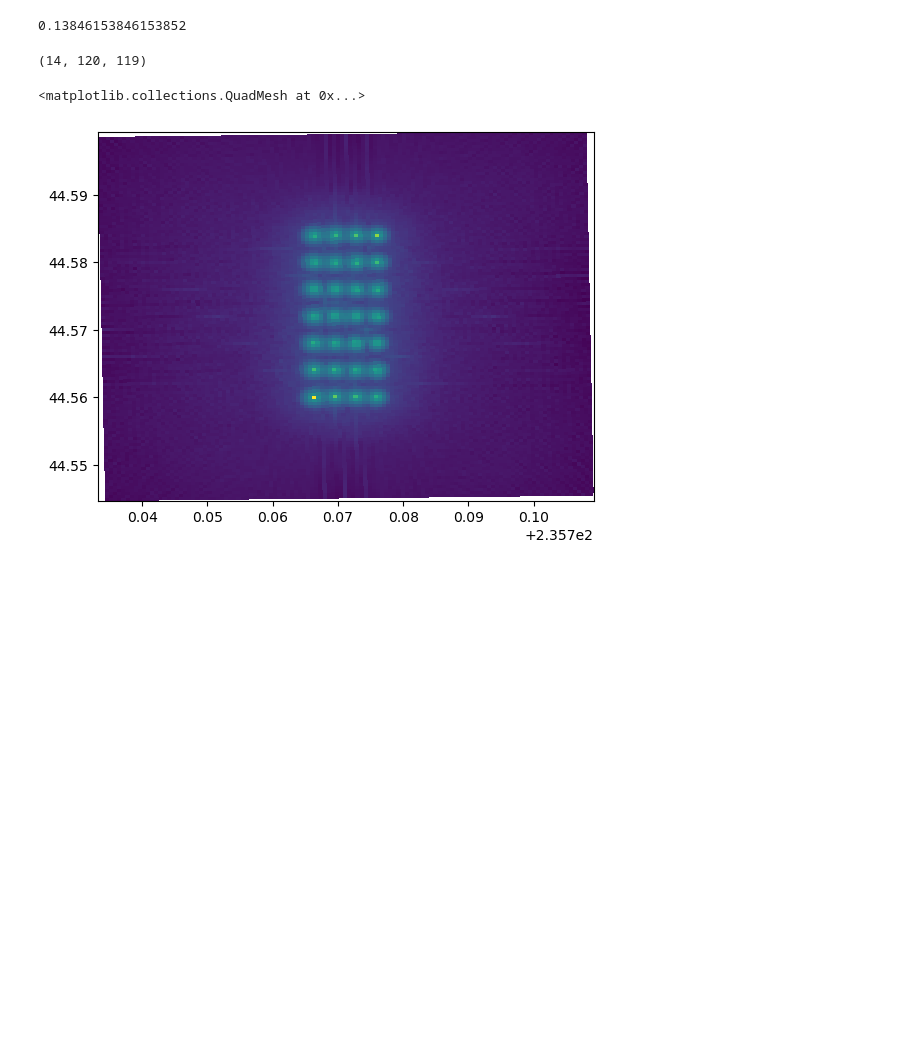
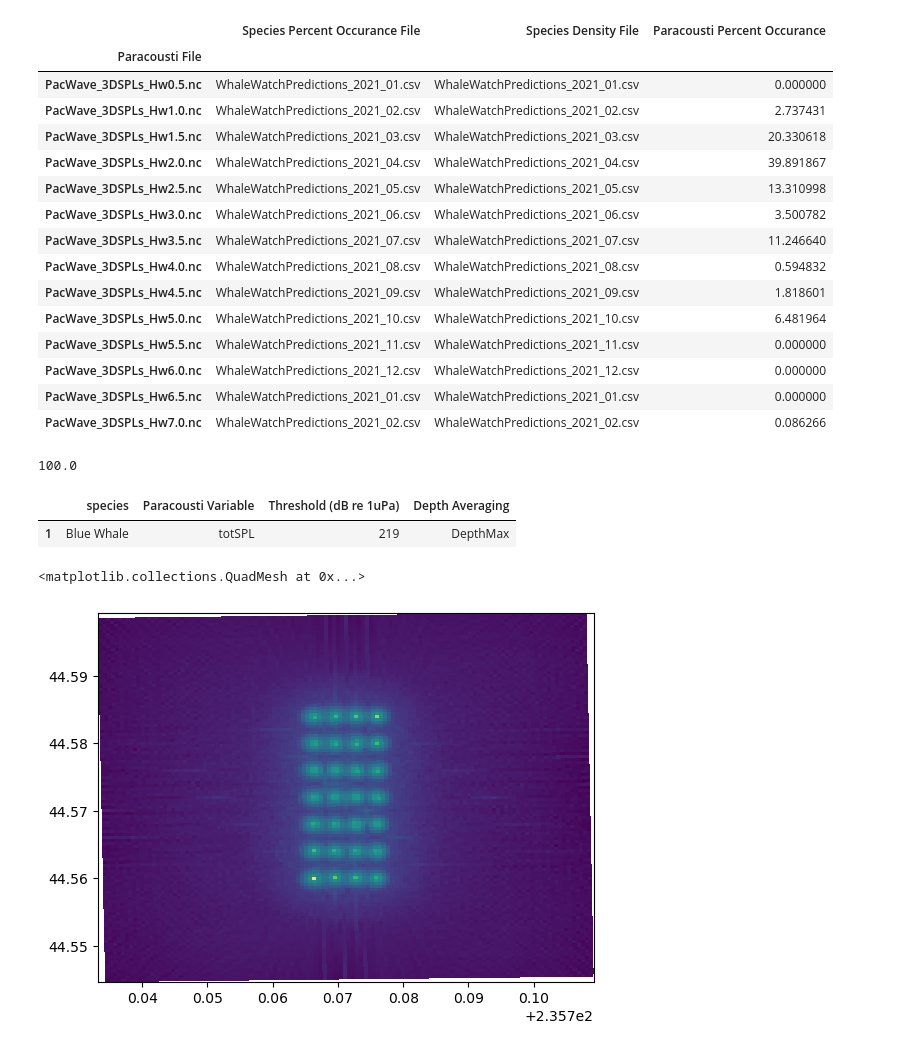
Before and after one commit to sandialabs/seat-qgis-plugin, a Jupyter notebook: code/Develop_Acoustics_Module.ipynb, the cells around one changed output. Cells and saved outputs as stored; diff of their text form; code cells hidden in the pictures; blank space fills up the shorter version.

```diff
--- a/code/Develop_Acoustics_Module.ipynb
+++ b/code/Develop_Acoustics_Module.ipynb
@@ -6,4 +51,6 @@ import pandas as pd
 # %%
-paracousti_path = "H:\Projects\C1308_SEAT\SEAT_inputs\plugin-input\Paracousti_files\Device_Present"
+paracousti_path = r"H:\Projects\C1308_SEAT\SEAT_inputs\plugin-input\Paracousti_files\Device_Present"
 paracousti_files = [os.path.join(paracousti_path, i) for i in os.listdir(paracousti_path) if i.endswith('.nc')]
-species_probability_path = "H:\Projects\C1308_SEAT\Acoustics\Output\Whales"
+species_probability_path = r"H:\Projects\C1308_SEAT\Acoustics\Output\Whales"
+threshold_file = r"H:\Projects\C1308_SEAT\SEAT_inputs\plugin-input\DEMO paracousti\receptor\Acoustic_Receptor.csv"
+boundary_condition_file = r"H:\Projects\C1308_SEAT\SEAT_inputs\plugin-input\DEMO paracousti\Probability\boundary_conditions.csv"
@@ -11,0 +57,31 @@ boundary_conditions = pd.read_csv(r"H:\Projects\C1308_SEAT\SEAT_inputs\plugin-in
+# %%
+boundary_conditions = pd.read_csv(boundary_condition_file).set_index('Paracousti File').fillna(0)
+boundary_conditions['Paracousti Percent Occurance'] = 100 * (boundary_conditions['Paracousti Percent Occurance']/ boundary_conditions['Paracousti Percent Occurance'].sum())
+boundary_conditions
+# %% [output]
+|  | Species Percent Occurance File | Species Density File | Paracousti Percent Occurance |
+| Paracousti File |  |  |  |
+| PacWave_3DSPLs_Hw0.5.nc | WhaleWatchPredictions_2021_01.csv | WhaleWatchPredictions_2021_01.csv | 0.000000 |
+| PacWave_3DSPLs_Hw1.0.nc | WhaleWatchPredictions_2021_02.csv | WhaleWatchPredictions_2021_02.csv | 2.737431 |
+| PacWave_3DSPLs_Hw1.5.nc | WhaleWatchPredictions_2021_03.csv | WhaleWatchPredictions_2021_03.csv | 20.330618 |
+| PacWave_3DSPLs_Hw2.0.nc | WhaleWatchPredictions_2021_04.csv | WhaleWatchPredictions_2021_04.csv | 39.891867 |
+| PacWave_3DSPLs_Hw2.5.nc | WhaleWatchPredictions_2021_05.csv | WhaleWatchPredictions_2021_05.csv | 13.310998 |
+| PacWave_3DSPLs_Hw3.0.nc | WhaleWatchPredictions_2021_06.csv | WhaleWatchPredictions_2021_06.csv | 3.500782 |
+| PacWave_3DSPLs_Hw3.5.nc | WhaleWatchPredictions_2021_07.csv | WhaleWatchPredictions_2021_07.csv | 11.246640 |
+| PacWave_3DSPLs_Hw4.0.nc | WhaleWatchPredictions_2021_08.csv | WhaleWatchPredictions_2021_08.csv | 0.594832 |
+| PacWave_3DSPLs_Hw4.5.nc | WhaleWatchPredictions_2021_09.csv | WhaleWatchPredictions_2021_09.csv | 1.818601 |
+| PacWave_3DSPLs_Hw5.0.nc | WhaleWatchPredictions_2021_10.csv | WhaleWatchPredictions_2021_10.csv | 6.481964 |
+| PacWave_3DSPLs_Hw5.5.nc | WhaleWatchPredictions_2021_11.csv | WhaleWatchPredictions_2021_11.csv | 0.000000 |
+| PacWave_3DSPLs_Hw6.0.nc | WhaleWatchPredictions_2021_12.csv | WhaleWatchPredictions_2021_12.csv | 0.000000 |
+| PacWave_3DSPLs_Hw6.5.nc | WhaleWatchPredictions_2021_01.csv | WhaleWatchPredictions_2021_01.csv | 0.000000 |
+| PacWave_3DSPLs_Hw7.0.nc | WhaleWatchPredictions_2021_02.csv | WhaleWatchPredictions_2021_02.csv | 0.086266 |
+# %%
+np.sum(boundary_conditions['Paracousti Percent Occurance'])
+# %% [output]
+100.0
+# %%
+species_thresholds = pd.read_csv(threshold_file, index_col=0, header=None).T
+species_thresholds
+# %% [output]
+|  | species | Paracousti Variable | Threshold (dB re 1uPa) | Depth Averaging |
+| 1 | Blue Whale | totSPL | 219 | DepthMax |
@@ -28,12 +108,3 @@ for ic, paracousti_file in enumerate(paracousti_files):
         YCOR = Y
         SPL = np.zeros((len(paracousti_files), np.shape(spl)[0], np.shape(spl)[1], np.shape(spl)[2]))
     SPL[ic,:] = spl
-# %%
-(7.4-6.5)/6.5
-# %% [output]
-0.13846153846153852
-# %%
-SPL_depth_max = np.nanmax(SPL, axis=3)
-SPL_depth_max.shape
-# %% [output]
-(14, 120, 119)
```
Also changed, not shown: parts of 21 cells of this notebook, 2 other files.
